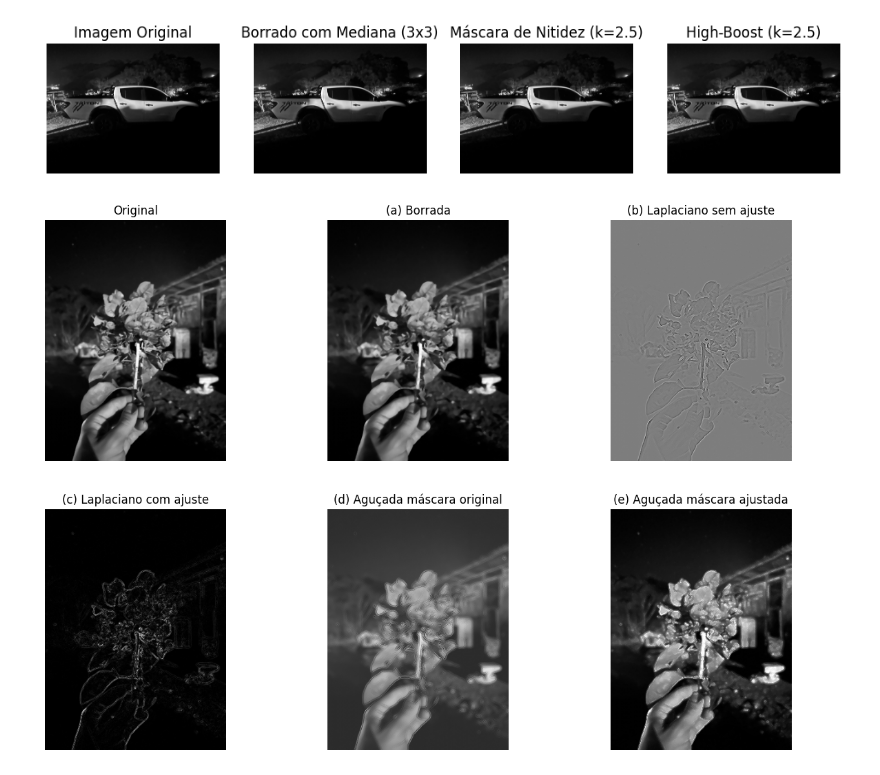
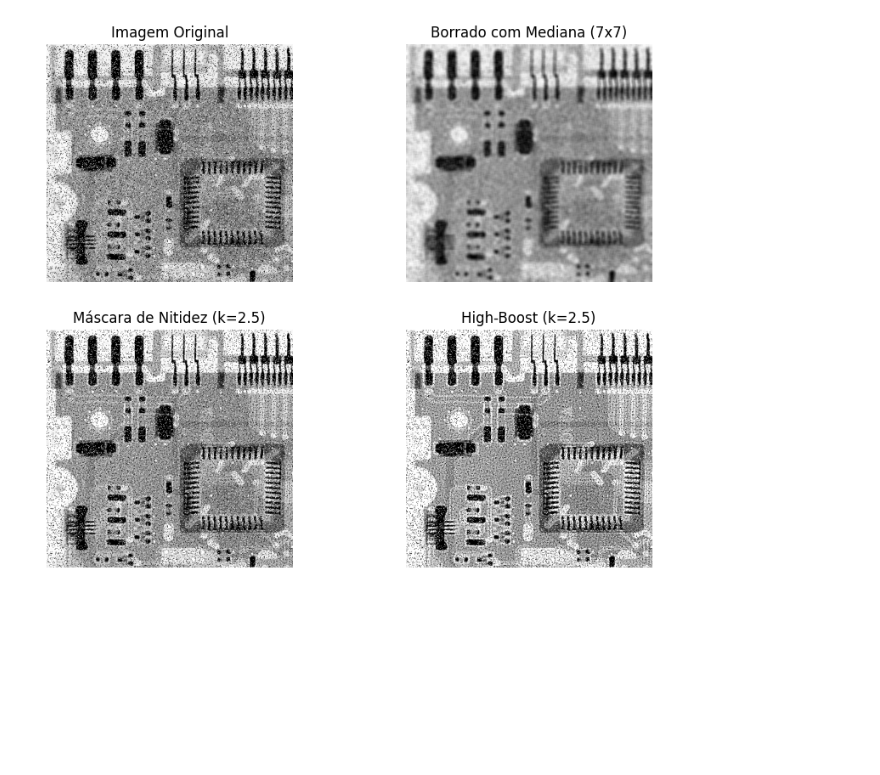
Before and after one commit to laerteluizf/Proc_Imagens_2025_2, a Jupyter notebook: Proc_Imagens_3_Tarefa_9.ipynb, the cells around one changed output. Saved outputs shown, nothing was run; the diff lists cells and outputs as text; code cells hidden in the pictures; blank space fills up the shorter version.

```diff
--- a/Proc_Imagens_3_Tarefa_9.ipynb
+++ b/Proc_Imagens_3_Tarefa_9.ipynb
@@ -30,29 +30,29 @@ def filtragem_espacial_agucamento(imagem, tamanho_kernel, kk):
   nitidez = cv2.add(imagem, mascara)
 
   # 4. High-Boost
-  #high_boost = cv2.add(imagem, kk * mascara)
   high_boost = cv2.addWeighted(imagem, 1.0, mascara, kk, 0)
 
 
   # Mostrar resultados
-  plt.figure(figsize=(12,6))
+  #plt.figure(figsize=(16,8))
+  plt.figure(figsize=(10,8))
 
-  plt.subplot(1,4,1)
+  plt.subplot(2,2,1)
   plt.imshow(imagem, cmap='gray')
   plt.title("Imagem Original")
   plt.axis("off")
 
-  plt.subplot(1,4,2)
+  plt.subplot(2,2,2)
   plt.imshow(media, cmap='gray')
   plt.title(f'Borrado com Mediana ({tamanho_kernel}x{tamanho_kernel})')
   plt.axis("off")
 
-  plt.subplot(1,4,3)
+  plt.subplot(2,2,3)
   plt.imshow(nitidez, cmap='gray')
   plt.title(f'Máscara de Nitidez (k={kk})')
   plt.axis("off")
 
-  plt.subplot(1,4,4)
+  plt.subplot(2,2,4)
   plt.imshow(high_boost, cmap='gray')
   plt.title(f"High-Boost (k={kk})")
   plt.axis("off")
@@ -61,27 +61,15 @@ def filtragem_espacial_agucamento(imagem, tamanho_kernel, kk):
 # %%
 # --- Execução do programa ---
 
-#caminho_imgagem = '/content/drive/MyDrive/Proc de Imagens 2025 2/Atividade 6/FIG033~1.TIF'
-caminho_imgagem = '/content/drive/MyDrive/Proc de Imagens 2025 2/Imagem Cinza/carro_i_n_5.jpeg'
+caminho_imgagem = '/content/drive/MyDrive/Proc de Imagens 2025 2/Atividade 6/FIG033~3.TIF'
+#caminho_imgagem = '/content/drive/MyDrive/Proc de Imagens 2025 2/Imagem Cinza/flor_i_n_5.jpeg'
 
 imagem_ori = cv2.imread(caminho_imgagem, cv2.COLOR_BGR2GRAY)
 
-tamanho_kernel = 3
+tamanho_kernel = 7
 
 k = 2.5
 
 filtragem_espacial_agucamento(imagem_ori, tamanho_kernel, k)
 # %% [output]
-[figure, old version]
+[figure, new version]
-# %%
-caminho_imgagem = '/content/drive/MyDrive/Proc de Imagens 2025 2/Imagem Cinza/flor_o_n_5.jpeg'
-
-imagem_ori = cv2.imread(caminho_imgagem, cv2.COLOR_BGR2GRAY)
-imagem_red = imutils.resize(imagem_ori, height=400)
-
-
-tamanho_kernel = 3
-
-agucamento_laplaciano(imagem_red, tamanho_kernel)
-# %% [output]
-[figure, removed]
```
